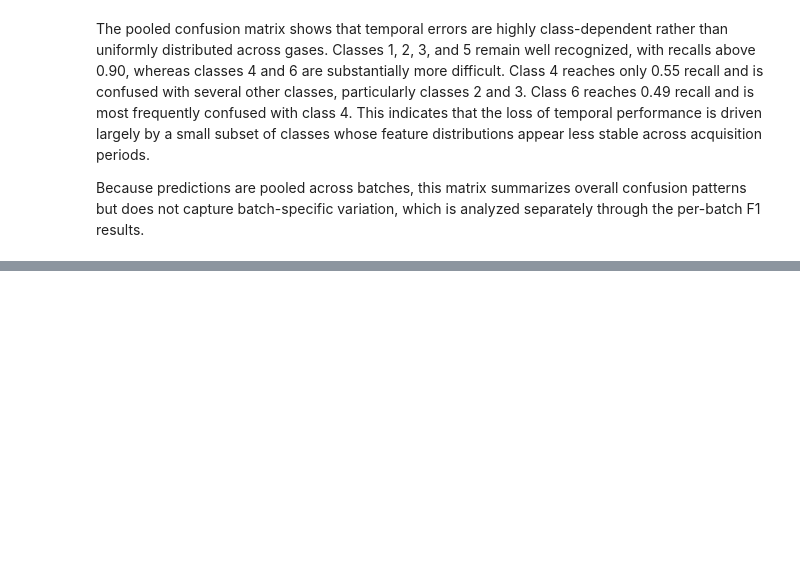
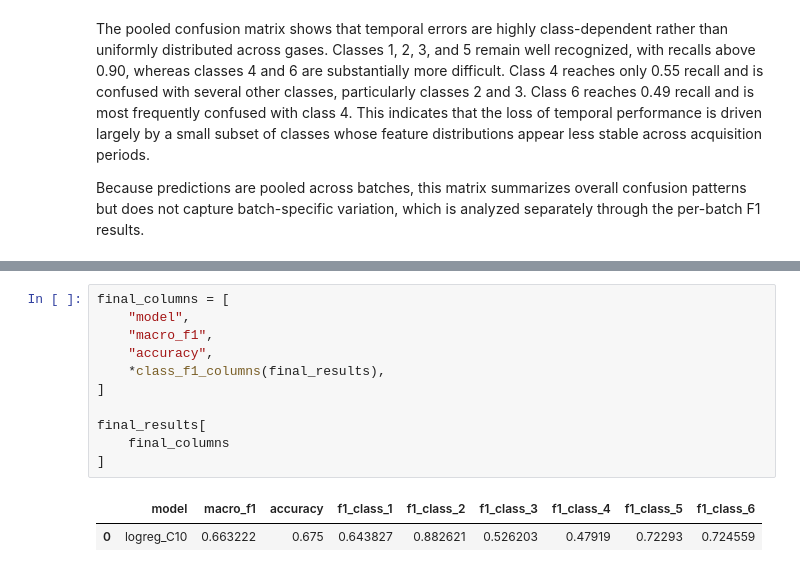
Before and after one commit to adrianfeijoo/gas-sensor-drift-classification, a Jupyter notebook: notebooks/02_model_evaluation.ipynb, the cells around one changed output, grey strips where cells are left out. Drawn from its saved outputs; the diff is of its cells as text; blank space fills up the shorter version.

```diff
--- a/notebooks/02_model_evaluation.ipynb
+++ b/notebooks/02_model_evaluation.ipynb
@@ -899,0 +950,14 @@ Because predictions are pooled across batches, this matrix summarizes overall co
+# %%
+final_columns = [
+    "model",
+    "macro_f1",
+    "accuracy",
+    *class_f1_columns(final_results),
+]
+
+final_results[
+    final_columns
+]
+# %% [output]
+|  | model | macro_f1 | accuracy | f1_class_1 | f1_class_2 | f1_class_3 | f1_class_4 | f1_class_5 | f1_class_6 |
+| 0 | logreg_C10 | 0.663222 | 0.675 | 0.643827 | 0.882621 | 0.526203 | 0.47919 | 0.72293 | 0.724559 |
```
Also changed, not shown: parts of 11 cells of this notebook.
